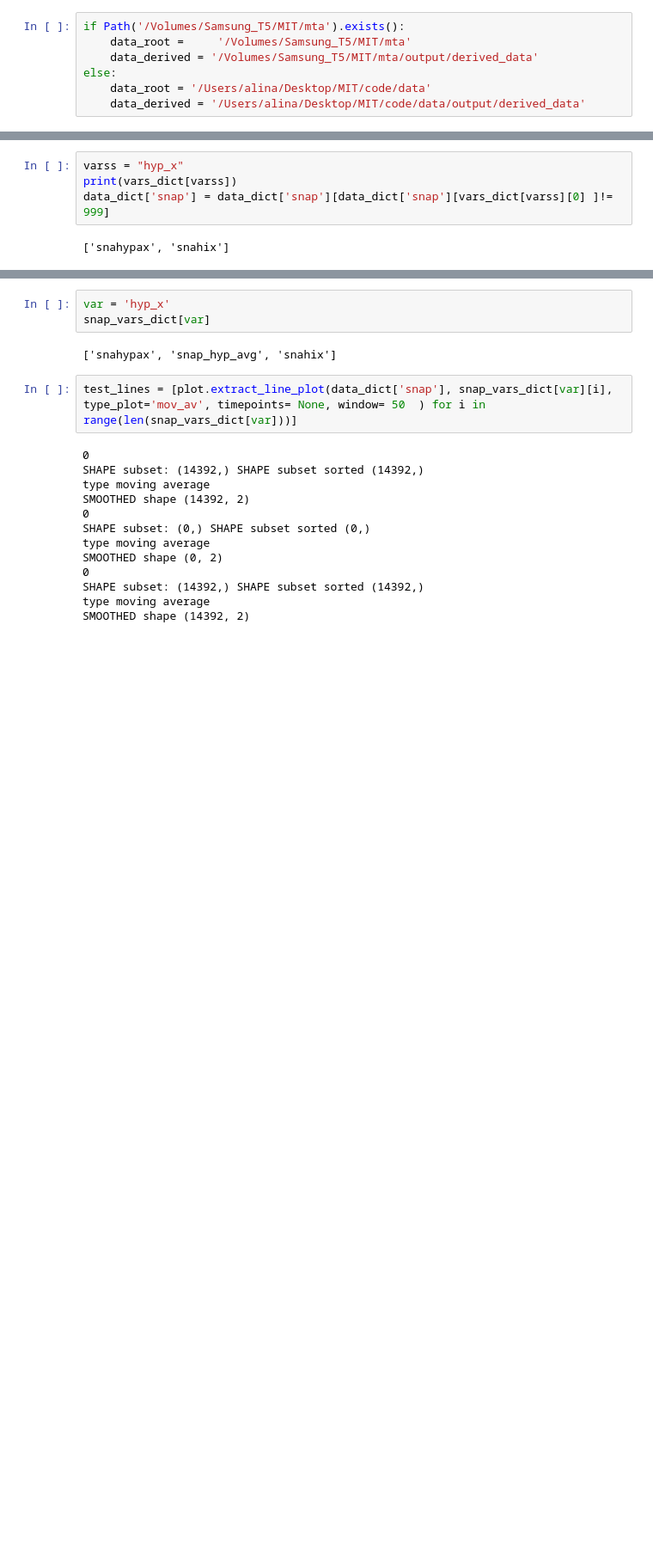
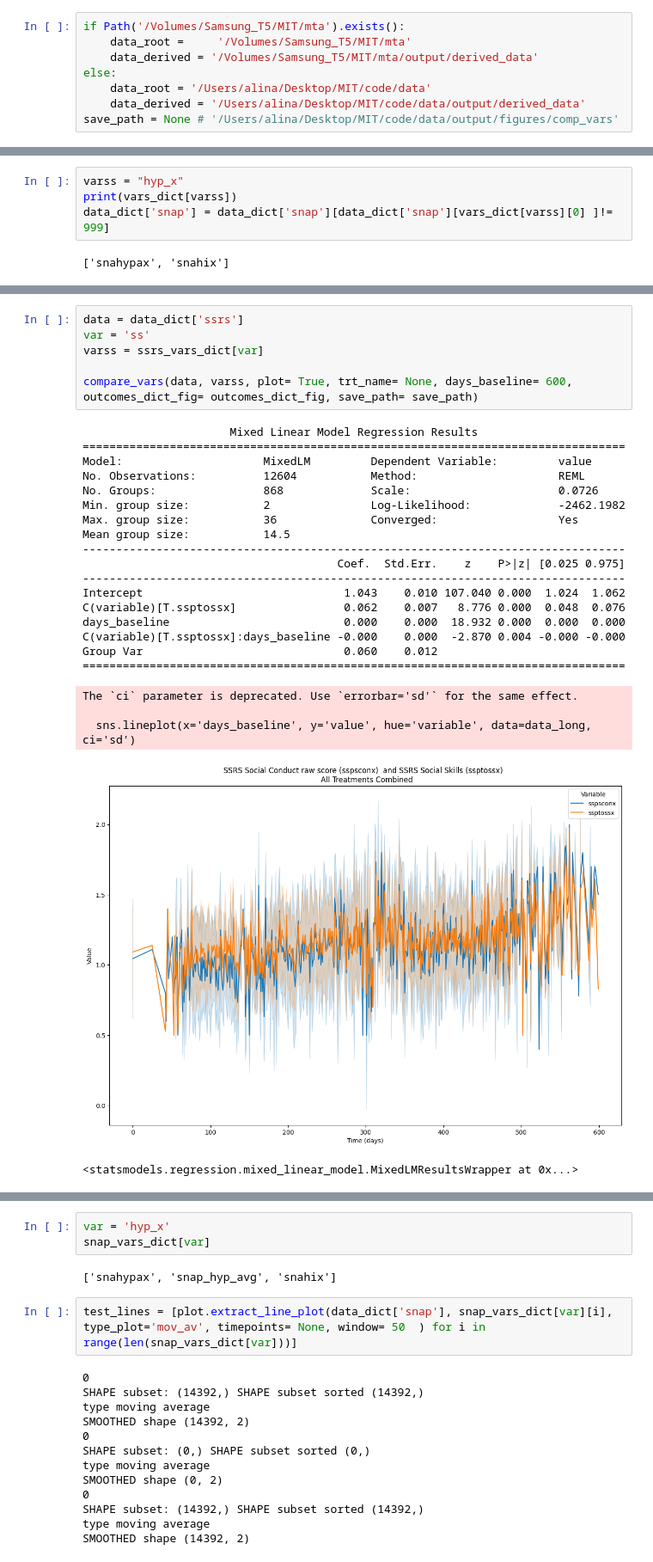
Before and after one commit to ALINA991/ADHD_fMRI, a Jupyter notebook: MTA/plot_outcome_options.ipynb, the cells around one changed output, grey strips where cells are left out. Shown at 86% size. Drawn from its saved outputs; the diff is of its cells as text; blank space fills up the shorter version.

Commit message:
finished replication results

```diff
--- a/MTA/plot_outcome_options.ipynb
+++ b/MTA/plot_outcome_options.ipynb
@@ -30,6 +27,7 @@ if Path('/Volumes/Samsung_T5/MIT/mta').exists():
 else:
     data_root = '/Users/alina/Desktop/MIT/code/data'
     data_derived = '/Users/alina/Desktop/MIT/code/data/output/derived_data'
+save_path = None # '/Users/alina/Desktop/MIT/code/data/output/figures/comp_vars'
 # %%
 baseline_var = ['src_subject_id', 'interview_date', 'interview_age', 'sex', 'site', 'days_baseline']
 dtypes_baseline = { 'src_subject_id' : 'str',
@@ -264,0 +342,29 @@ The `ci` parameter is deprecated. Use `errorbar='sd'` for the same effect.
+# %%
+data = data_dict['ssrs']
+var = 'ss'
+varss = ssrs_vars_dict[var]
+
+compare_vars(data, varss, plot= True, trt_name= None, days_baseline= 600, outcomes_dict_fig= outcomes_dict_fig, save_path= save_path)
+# %% [output]
+                      Mixed Linear Model Regression Results
+=================================================================================
+Model:                     MixedLM         Dependent Variable:         value
+No. Observations:          12604           Method:                     REML
+No. Groups:                868             Scale:                      0.0726
+Min. group size:           2               Log-Likelihood:             -2462.1982
+Max. group size:           36              Converged:                  Yes
+Mean group size:           14.5
+---------------------------------------------------------------------------------
+                                      Coef.  Std.Err.    z    P>|z| [0.025 0.975]
+---------------------------------------------------------------------------------
+Intercept                              1.043    0.010 107.040 0.000  1.024  1.062
+C(variable)[T.ssptossx]                0.062    0.007   8.776 0.000  0.048  0.076
+days_baseline                          0.000    0.000  18.932 0.000  0.000  0.000
+C(variable)[T.ssptossx]:days_baseline -0.000    0.000  -2.870 0.004 -0.000 -0.000
+Group Var                              0.060    0.012
+=================================================================================
+The `ci` parameter is deprecated. Use `errorbar='sd'` for the same effect.
+
+  sns.lineplot(x='days_baseline', y='value', hue='variable', data=data_long, ci='sd')
+[figure, added]
+<statsmodels.regression.mixed_linear_model.MixedLMResultsWrapper at 0x...>
```
Also changed, not shown: parts of 34 cells of this notebook, 12 other files.
